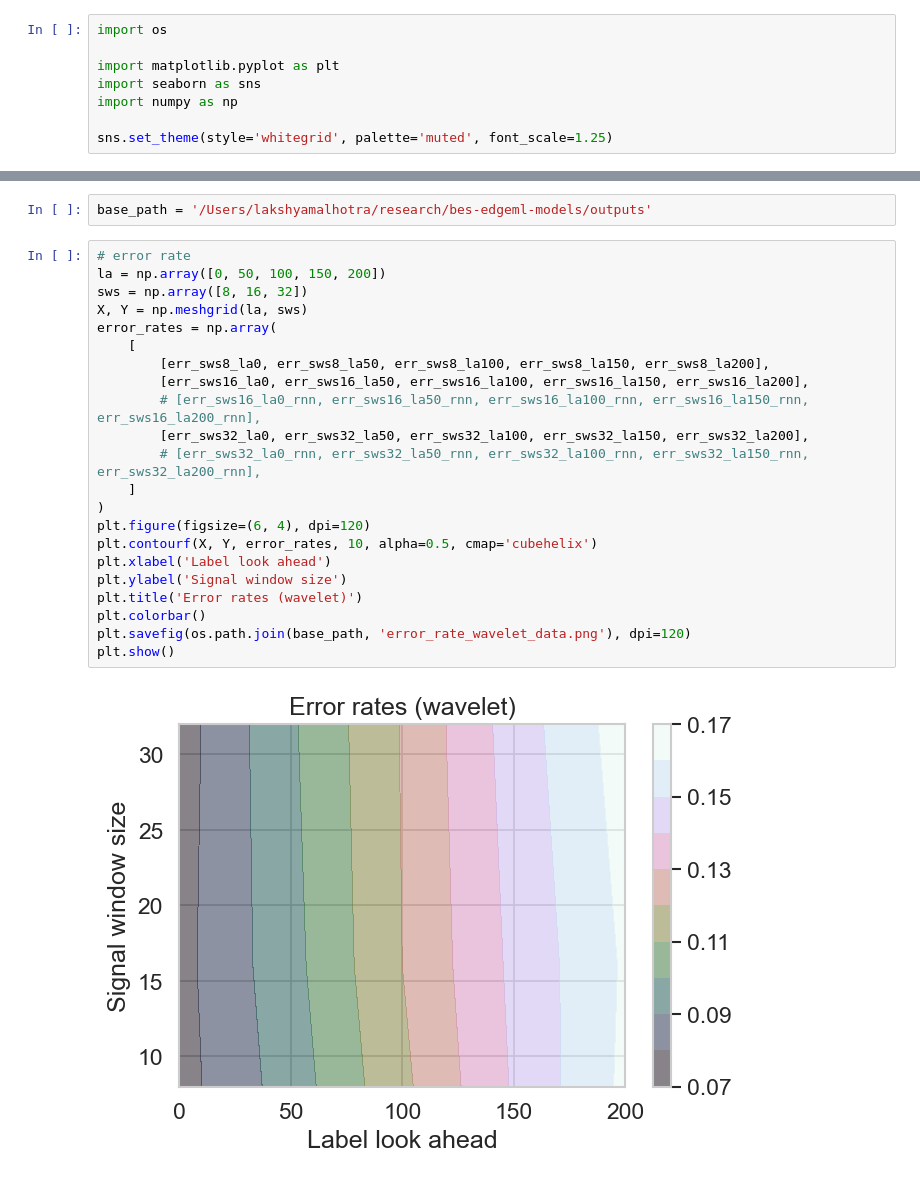
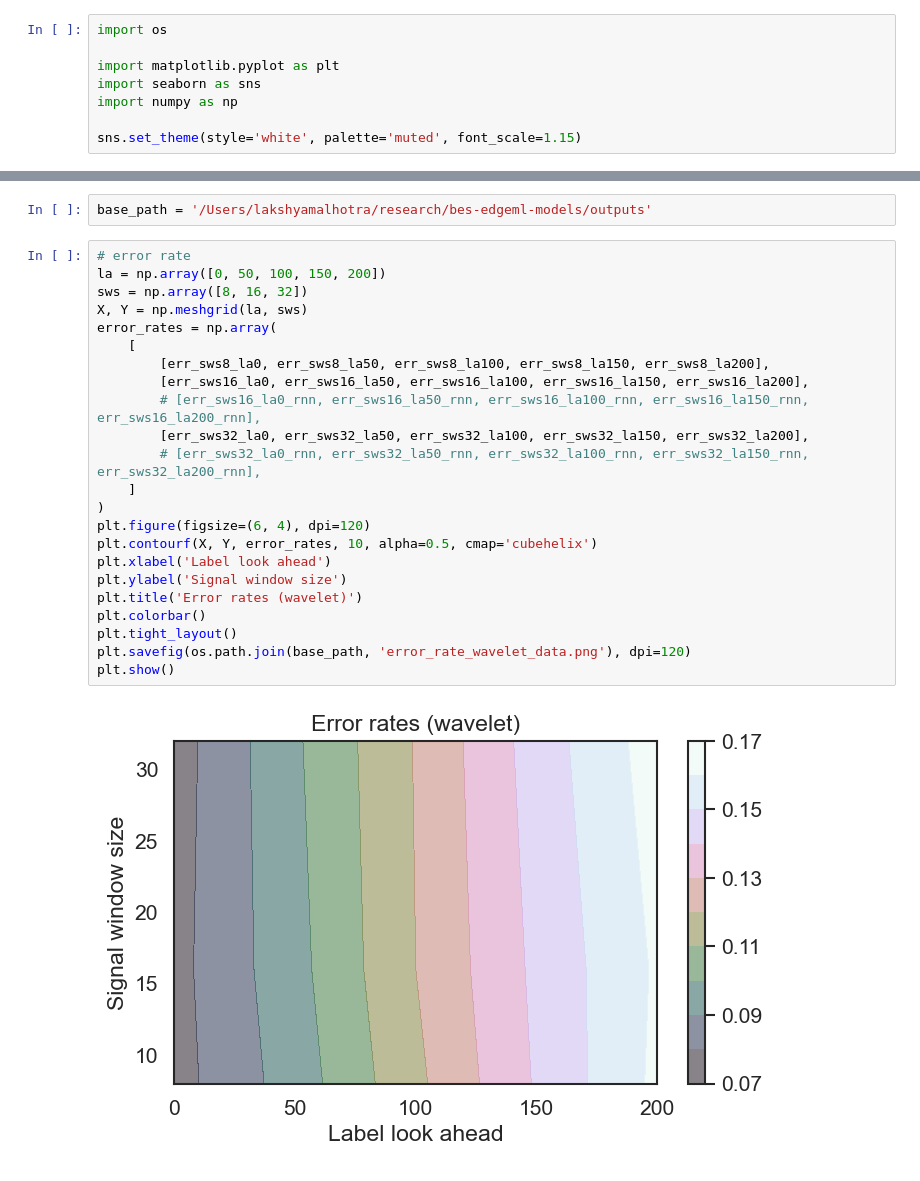
Before and after one commit to PlasmaControl/bes-edgeml-models, a Jupyter notebook: notebooks/contour_plots.ipynb, the cells around one changed output, grey strips where cells are left out. Cells and saved outputs as stored; diff of their text form.

Commit message:
Update plots.

```diff
--- a/notebooks/contour_plots.ipynb
+++ b/notebooks/contour_plots.ipynb
@@ -5,7 +5,7 @@ import matplotlib.pyplot as plt
 import seaborn as sns
 import numpy as np
 
-sns.set_theme(style='whitegrid', palette='muted', font_scale=1.25)
+sns.set_theme(style='white', palette='muted', font_scale=1.15)
 # %%
 def calculate_error_rate(fp, fn, tp, tn):
     """
@@ -251,27 +251,28 @@ base_path = '/Users/lakshyamalhotra/research/bes-edgeml-models/outputs'
 # %%
 # error rate
 la = np.array([0, 50, 100, 150, 200])
 sws = np.array([8, 16, 32])
 X, Y = np.meshgrid(la, sws)
 error_rates = np.array(
     [
         [err_sws8_la0, err_sws8_la50, err_sws8_la100, err_sws8_la150, err_sws8_la200],
         [err_sws16_la0, err_sws16_la50, err_sws16_la100, err_sws16_la150, err_sws16_la200],
         # [err_sws16_la0_rnn, err_sws16_la50_rnn, err_sws16_la100_rnn, err_sws16_la150_rnn, err_sws16_la200_rnn],
         [err_sws32_la0, err_sws32_la50, err_sws32_la100, err_sws32_la150, err_sws32_la200],
         # [err_sws32_la0_rnn, err_sws32_la50_rnn, err_sws32_la100_rnn, err_sws32_la150_rnn, err_sws32_la200_rnn],
     ]
 )
 plt.figure(figsize=(6, 4), dpi=120)
 plt.contourf(X, Y, error_rates, 10, alpha=0.5, cmap='cubehelix')
 plt.xlabel('Label look ahead')
 plt.ylabel('Signal window size')
 plt.title('Error rates (wavelet)')
 plt.colorbar()
+plt.tight_layout()
 plt.savefig(os.path.join(base_path, 'error_rate_wavelet_data.png'), dpi=120)
 plt.show()
 # %% [output]
-[figure, old version]
+[figure, new version]
 # %%
 # error rate
 la = np.array([0, 50, 100, 150, 200])
```
Also changed, not shown: parts of 9 cells of this notebook, 10 other files.
